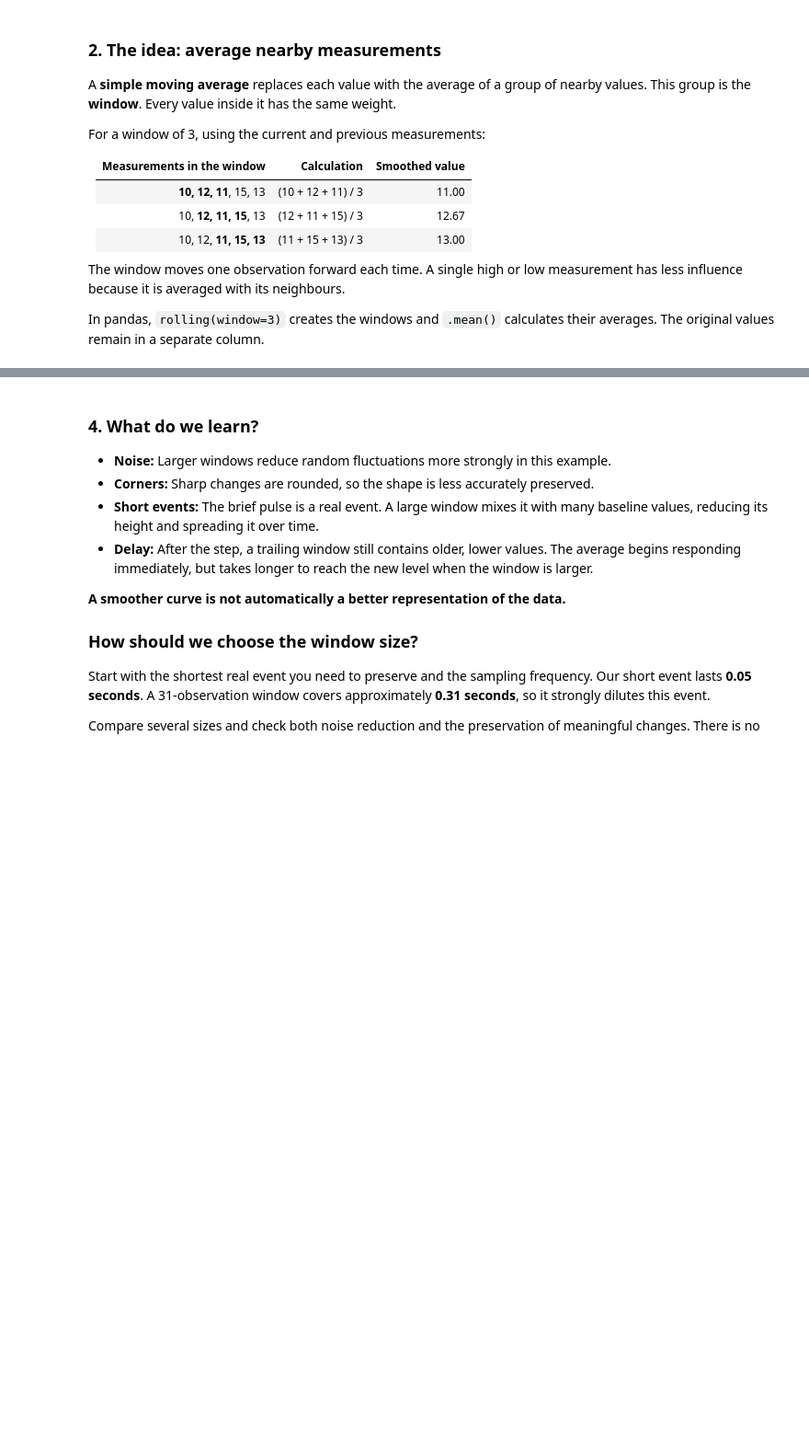
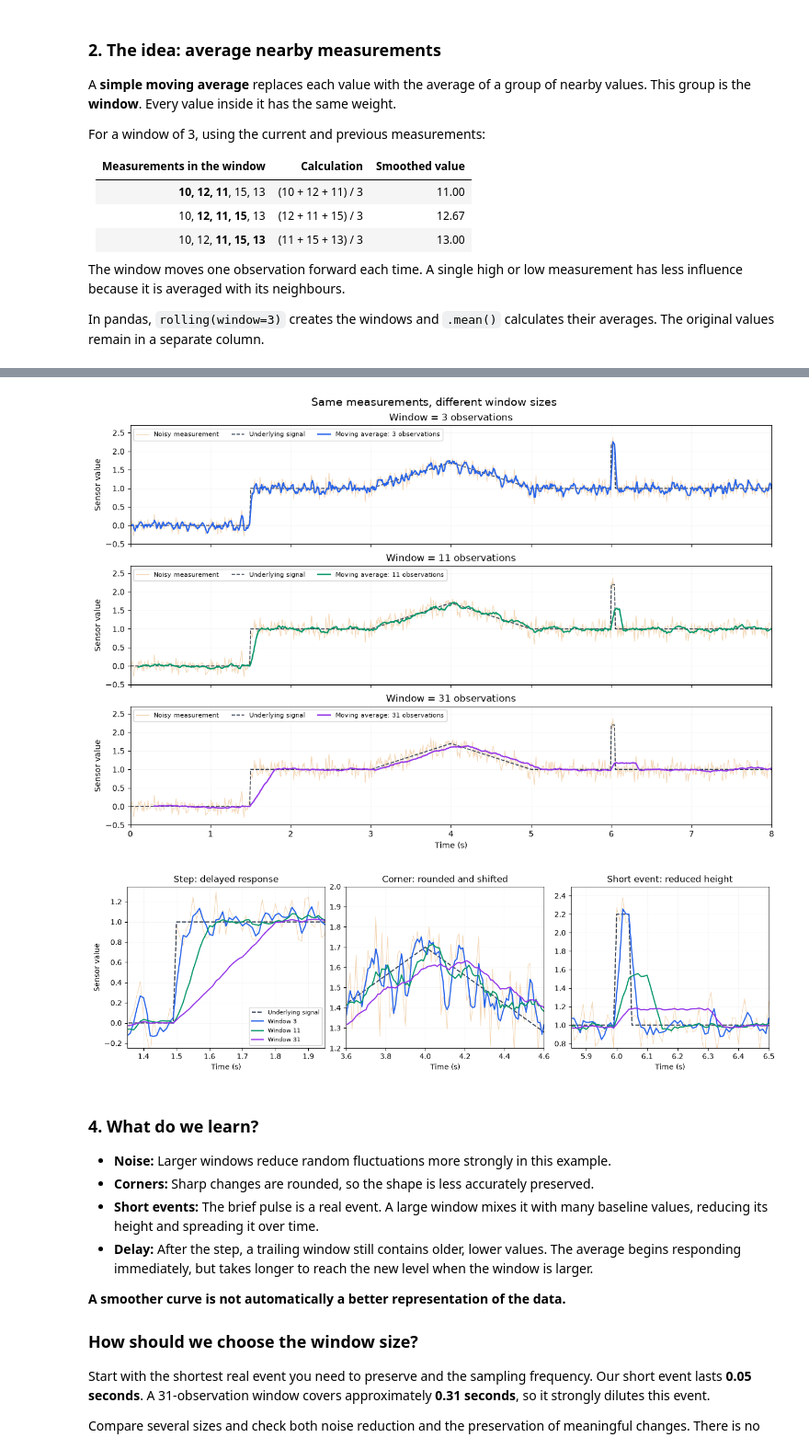
Before and after one commit to thomase1993/FeatureEngineering_HS2026, a Jupyter notebook: 03_Data_Cleaning.ipynb, the cells around one changed output, grey strips where cells are left out. Shown at 92% size. Drawn from its saved outputs; the diff is of its cells as text; code cells hidden in the pictures; blank space fills up the shorter version.

```diff
--- a/03_Data_Cleaning.ipynb
+++ b/03_Data_Cleaning.ipynb
@@ -130,3 +143,54 @@ In pandas, `rolling(window=3)` creates the windows and `.mean()` calculates thei
+# %%
+windows = (3, 11, 31)
+colors = {3: '#2563eb', 11: '#059669', 31: '#9333ea'}
+for window in windows:
+    signal_df[f'MA_{window}'] = (
+        signal_df['Measurement']
+        .rolling(window=window, min_periods=window, center=False)
+        .mean()
+    )
+
+# One panel per window keeps the comparison readable.
+fig, axes = plt.subplots(3, 1, figsize=(12, 8), sharex=True,
+                         sharey=True, layout='constrained')
+for ax, window in zip(axes, windows):
+    ax.plot(time_s, signal_df['Measurement'], color='#d97706',
+            linewidth=0.8, alpha=0.3, label='Noisy measurement')
+    ax.plot(time_s, true_signal, color='#334155', linestyle='--',
+            linewidth=1.2, label='Underlying signal')
+    ax.plot(time_s, signal_df[f'MA_{window}'], color=colors[window],
+            linewidth=1.7, label=f'Moving average: {window} observations')
+    ax.set(title=f'Window = {window} observations', ylabel='Sensor value',
+           xlim=(0, 8), ylim=(-0.5, 2.7))
+    ax.grid(alpha=0.15)
+    ax.legend(loc='upper left', fontsize=8, ncol=3)
+axes[-1].set_xlabel('Time (s)')
+fig.suptitle('Same measurements, different window sizes', fontsize=14)
+plt.show()
+
+# Close-ups show the information that smoothing can remove or delay.
+fig, axes = plt.subplots(1, 3, figsize=(13, 3.8), layout='constrained')
+regions = [
+    ('Step: delayed response', (1.35, 1.95), (-0.25, 1.35)),
+    ('Corner: rounded and shifted', (3.6, 4.6), (1.2, 2.0)),
+    ('Short event: reduced height', (5.85, 6.5), (0.75, 2.5)),
+]
+for ax, (title, limits, value_limits) in zip(axes, regions):
+    ax.plot(time_s, signal_df['Measurement'], color='#d97706',
+            linewidth=0.8, alpha=0.3)
+    ax.plot(time_s, true_signal, color='#334155', linestyle='--',
+            linewidth=1.5, label='Underlying signal')
+    for window in windows:
+        ax.plot(time_s, signal_df[f'MA_{window}'], color=colors[window],
+                linewidth=1.6, label=f'Window {window}')
+    ax.set(title=title, xlim=limits, ylim=value_limits, xlabel='Time (s)')
+    ax.grid(alpha=0.15)
+axes[0].set_ylabel('Sensor value')
+axes[0].legend(fontsize=8, loc='lower right')
+plt.show()
+# %% [output]
+[figure, added]
+[figure, added]
 # %% [markdown]
 ### 4. What do we learn?
 - **Noise:** Larger windows reduce random fluctuations more strongly in this example.
```
Also changed, not shown: parts of 1 cell of this notebook.
